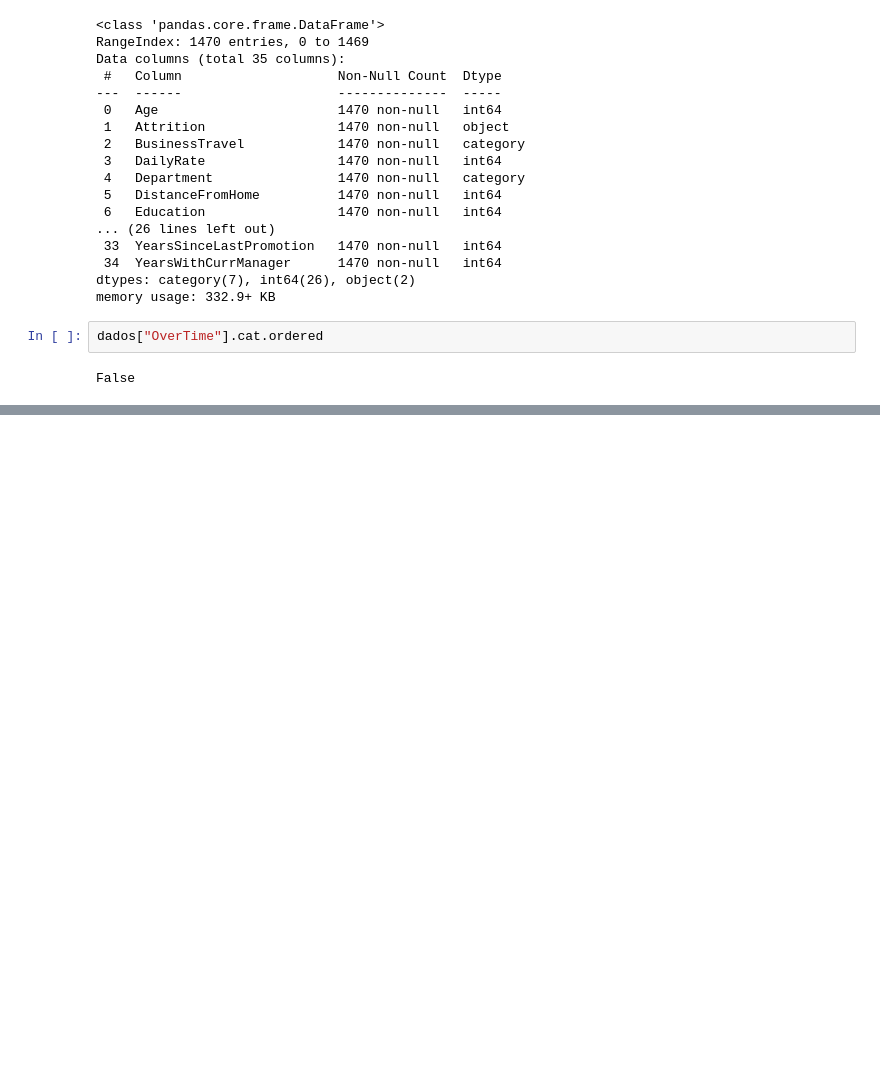
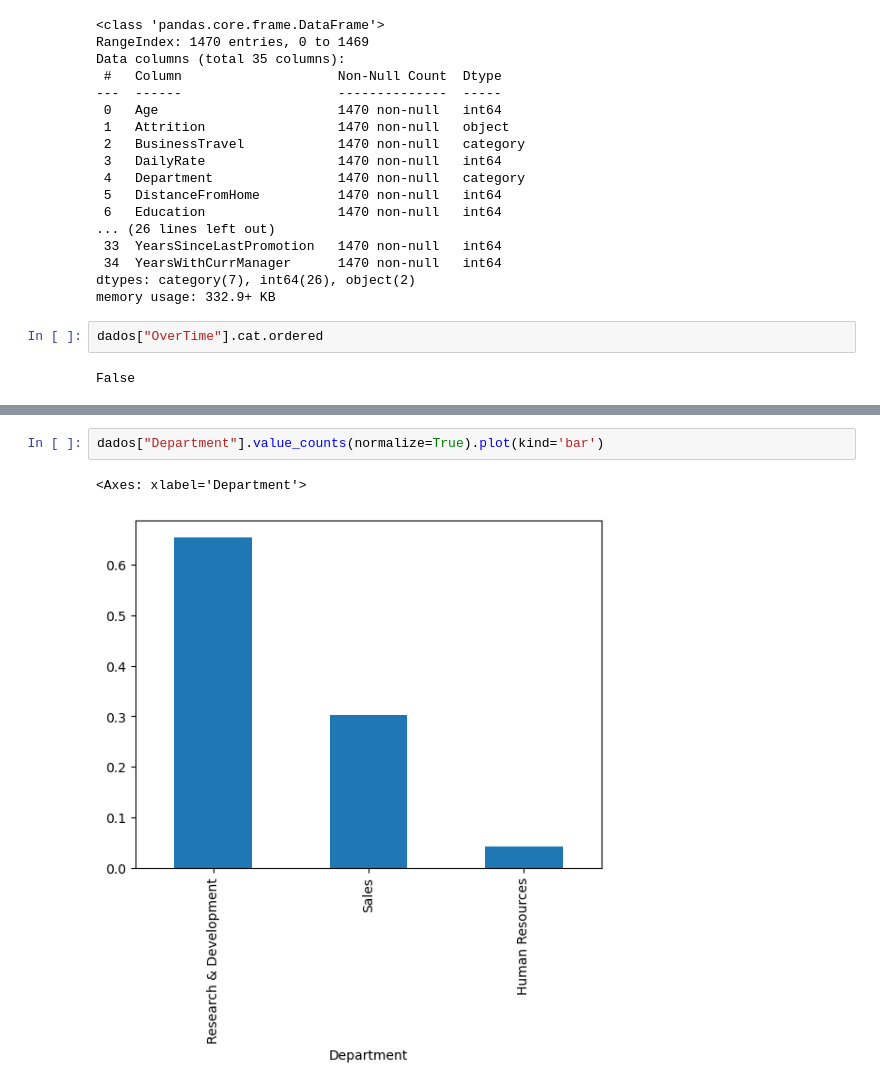
Before and after one commit to kiwsley/ciencia_de_dados, a Jupyter notebook: pandas/14_projeto_ibm_01_reconhecendo_a_base_inicio.ipynb, the cells around one changed output, grey strips where cells are left out. Cells and saved outputs as stored; diff of their text form; blank space fills up the shorter version.

```diff
--- a/pandas/14_projeto_ibm_01_reconhecendo_a_base_inicio.ipynb
+++ b/pandas/14_projeto_ibm_01_reconhecendo_a_base_inicio.ipynb
@@ -468,0 +479,5 @@ OverTime.cat.ordered: [1 0]
+# %%
+dados["Department"].value_counts(normalize=True).plot(kind='bar')
+# %% [output]
+<Axes: xlabel='Department'>
+[figure, added]
```
Also changed, not shown: parts of 26 cells of this notebook.
